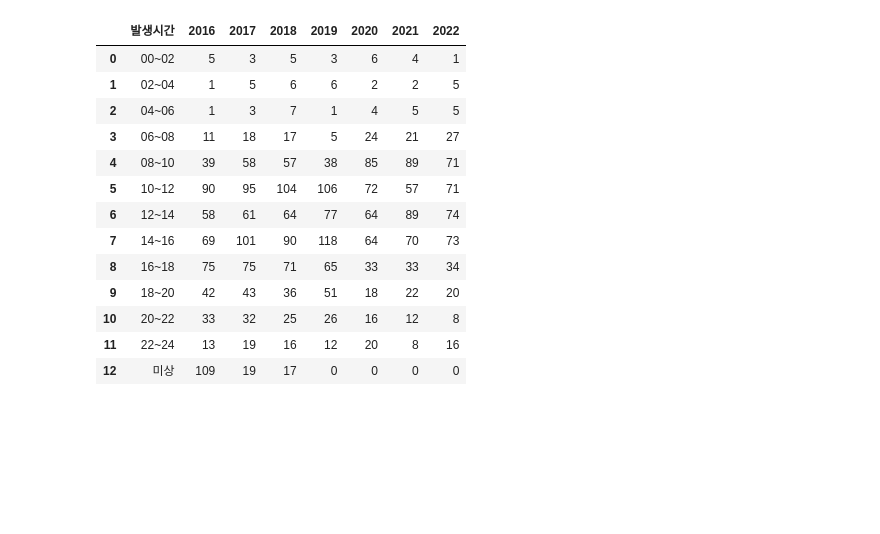
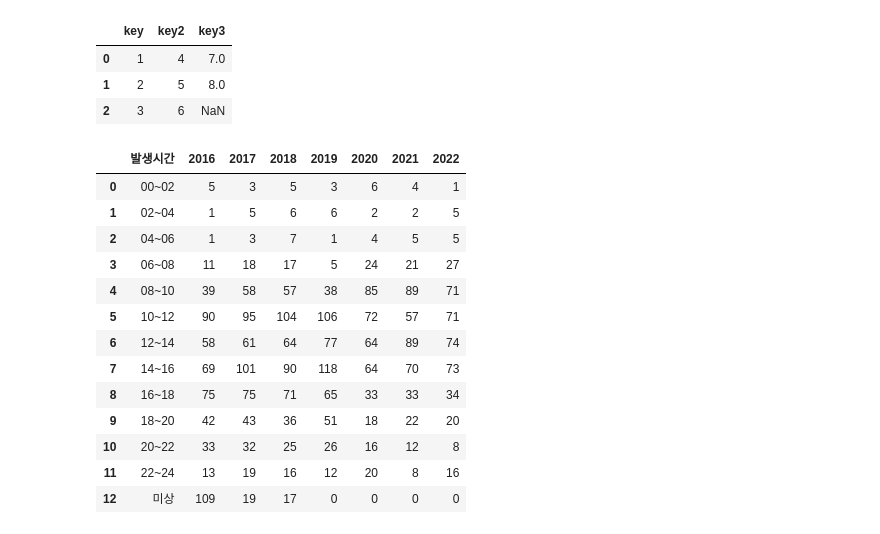
Before and after one commit to deardeer123/workspace_sts, a Jupyter notebook: python_study/project_python/team2_2.ipynb, the cells around one changed output. Drawn from its saved outputs; the diff is of its cells as text; code cells hidden in the pictures; blank space fills up the shorter version.

```diff
--- a/python_study/project_python/team2_2.ipynb
+++ b/python_study/project_python/team2_2.ipynb
@@ -2,6 +2,18 @@
 #데이터베이스 사용하기 위한 라이브러리
 import pymysql
 import pandas as pd
+# %%
+dict123 = {'key' : [1,2,3],
+           'key2' : [4,5,6],
+           'key3' : [7,8,None]}
+# %%
+df123 = pd.DataFrame(dict123)
+df123
+# %% [output]
+|  | key | key2 | key3 |
+| 0 | 1 | 4 | 7.0 |
+| 1 | 2 | 5 | 8.0 |
+| 2 | 3 | 6 | NaN |
 # %%
 # 한국전기안전공사_연도별 감전사고인명피해현황 시간별_20221231
 df = pd.read_csv("한국전기안전공사_연도별 감전사고인명피해현황 시간별_20221231.csv", encoding='CP949')
```
Also changed, not shown: 55 other files.
